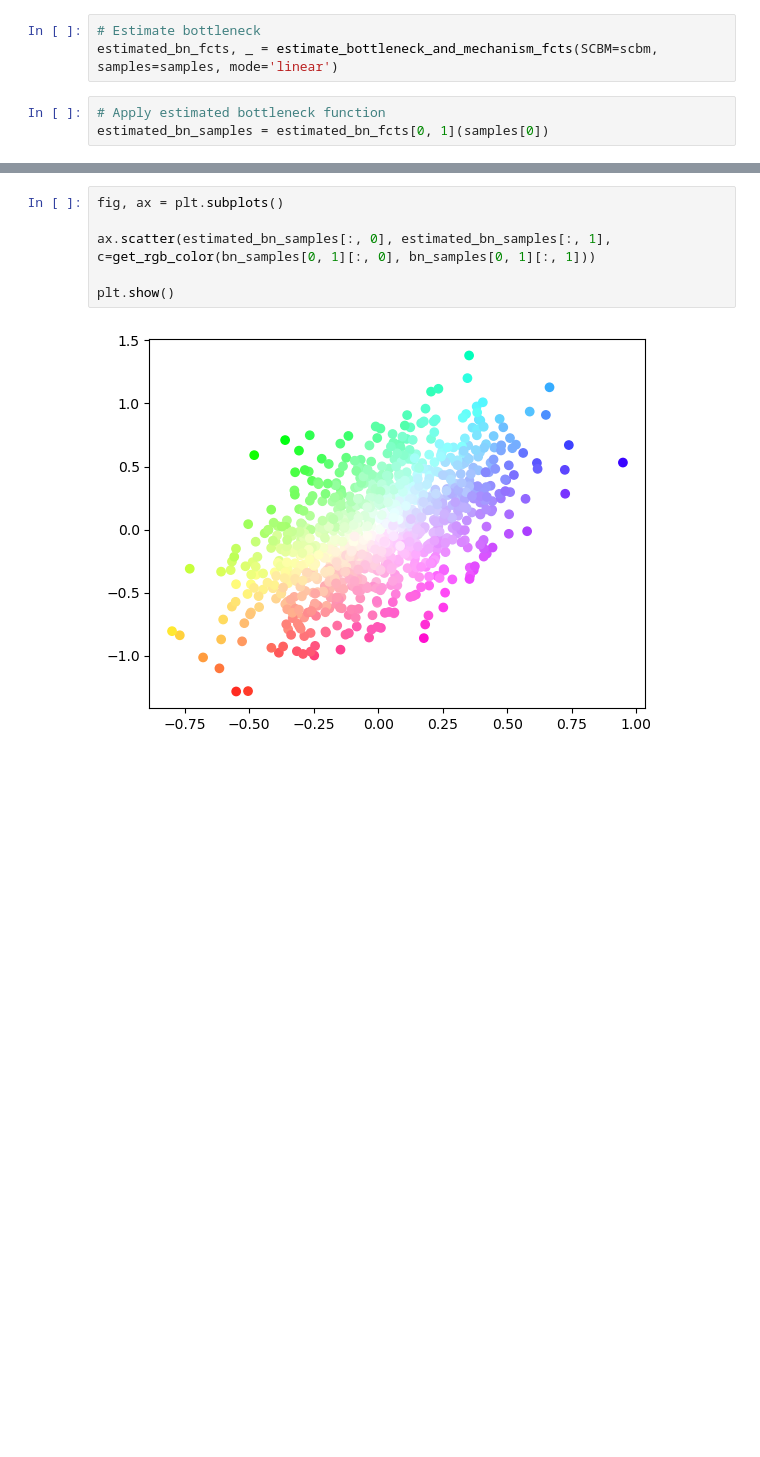
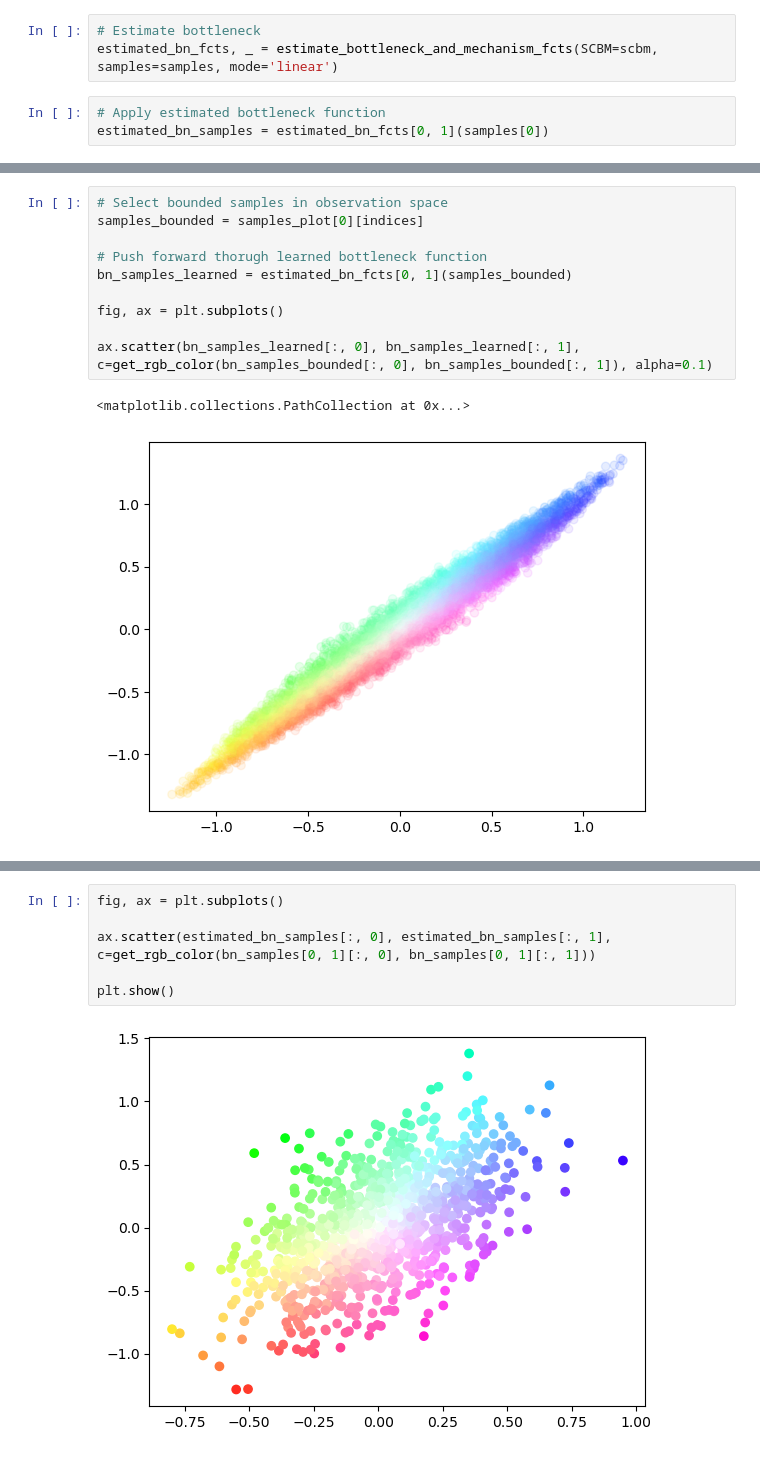
Before and after one commit to simonbing/StructuralCausalBottleneckModels, a Jupyter notebook: notebooks/identifiability_viz.ipynb, the cells around one changed output, grey strips where cells are left out. Drawn from its saved outputs; the diff is of its cells as text; blank space fills up the shorter version.

```diff
--- a/notebooks/identifiability_viz.ipynb
+++ b/notebooks/identifiability_viz.ipynb
@@ -95,0 +218,13 @@ estimated_bn_samples = estimated_bn_fcts[0, 1](samples[0])
+# %%
+# Select bounded samples in observation space
+samples_bounded = samples_plot[0][indices]
+
+# Push forward thorugh learned bottleneck function
+bn_samples_learned = estimated_bn_fcts[0, 1](samples_bounded)
+
+fig, ax = plt.subplots()
+
+ax.scatter(bn_samples_learned[:, 0], bn_samples_learned[:, 1], c=get_rgb_color(bn_samples_bounded[:, 0], bn_samples_bounded[:, 1]), alpha=0.1)
+# %% [output]
+<matplotlib.collections.PathCollection at 0x...>
+[figure, added]
```
Also changed, not shown: parts of 19 cells of this notebook.
